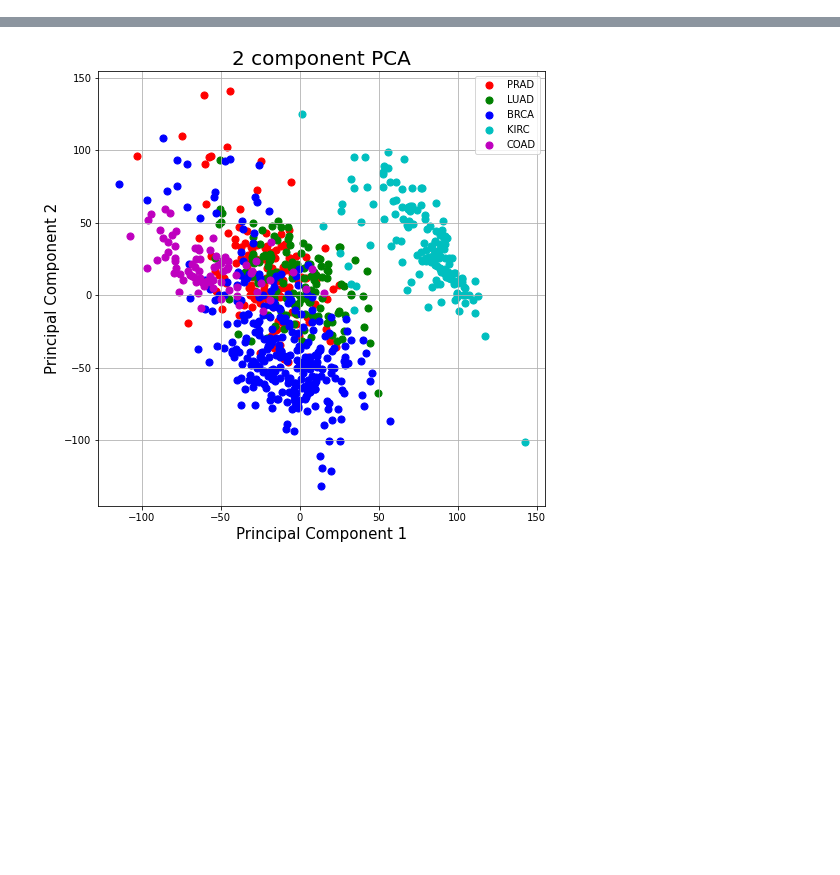
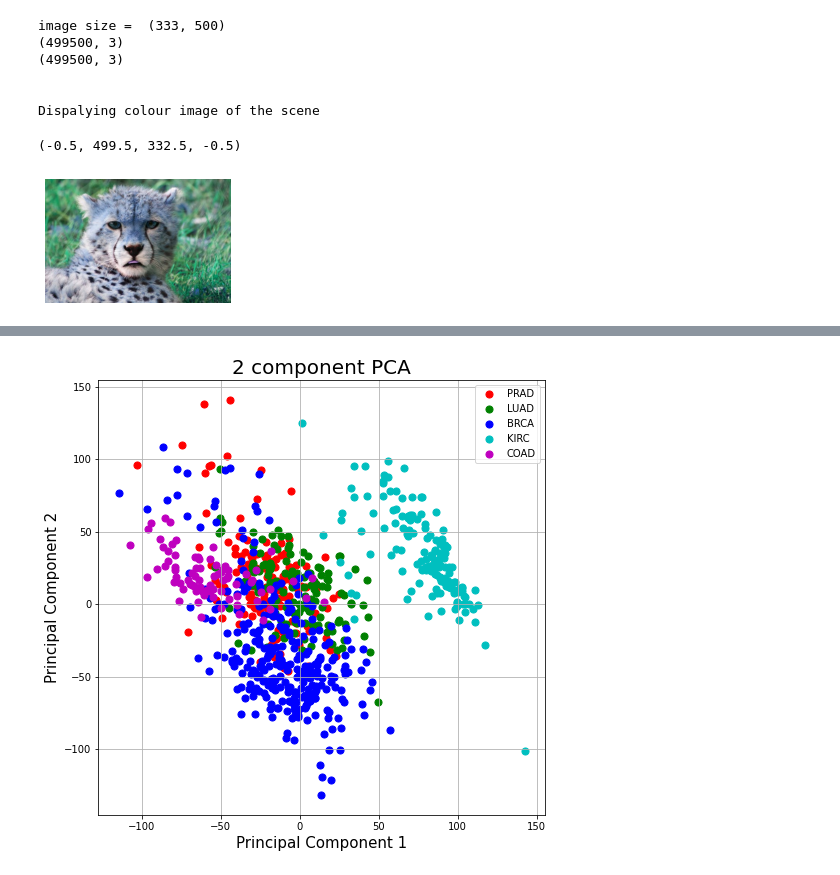
Before and after one commit to BorisWinter/pattern-recognition-a2, a Jupyter notebook: feature_selection/pca.ipynb, the cells around one changed output, grey strips where cells are left out. Saved outputs shown, nothing was run; the diff lists cells and outputs as text; code cells hidden in the pictures; blank space fills up the shorter version.

```diff
--- a/feature_selection/pca.ipynb
+++ b/feature_selection/pca.ipynb
@@ -26,3 +68,50 @@ def pca(data, labels, k=None):
+# %%
+# Read RGB image into an array
+img = cv2.imread(f'C:/Users/Boris/Google Drive/Studie/Master/2021-2022-1B/Pattern Recognition/pattern-recognition-a2/data/BigCats/Cheetah/animal-africa-wilderness-zoo.jpg')
+img_shape = img.shape[:2]
+print('image size = ',img_shape)
+
+# 3 dimensional dummy array with zeros
+MB_img = np.zeros((img_shape[0],img_shape[1],3))
+
+# stacking up images into the array
+MB_img[:,:,:] = cv2.imread(f'C:/Users/Boris/Google Drive/Studie/Master/2021-2022-1B/Pattern Recognition/pattern-recognition-a2/data/BigCats/Cheetah/animal-africa-wilderness-zoo.jpg')
+MB_matrix = np.zeros((MB_img[:,:,:].size,3))
+# print(len(MB_matrix))
+print(MB_matrix.shape)
+for i in range(3):
+    MB_array = MB_img[:,:,:].flatten()  # covert 2d to 1d array
+    MB_arrayStd = (MB_array - MB_array.mean())/MB_array.std()
+    MB_matrix[:,i] = MB_arrayStd
+print(MB_matrix.shape)
+
+
+# Let's take a look at scene
+print('\n\nDispalying colour image of the scene')
+plt.figure(figsize=(img_shape[0]/100,img_shape[1]/100))
+plt.imshow(img, vmin=0, vmax=255)
+plt.axis('off')
+
+# fig,axes = plt.subplots(2,4,figsize=(50,23),sharex='all', sharey='all')
+# fig.subplots_adjust(wspace=0.1, hspace=0.15)
+# fig.suptitle('Intensities at Different Bandwidth in the visible and Infra-red spectrum', fontsize=30)
+# axes = axes.ravel()
+
+# for i in range(n_bands):
+#     # axes[i].imshow(MB_img[:,:,i],cmap='gray', vmin=0, vmax=255)
+#     axes[i].imshow(img, vmin=0, vmax=255)
+#     axes[i].set_title('band '+str(i+1),fontsize=25)
+#     axes[i].axis('off')
+# fig.delaxes(axes[-1])
+# %% [output]
+image size =  (333, 500)
+(499500, 3)
+(499500, 3)
+
+
+Dispalying colour image of the scene
+(-0.5, 499.5, 332.5, -0.5)
+[figure, added]
 # %%
 dir_path = os.getcwd()
 data = pd.read_csv(f'C:/Users/Boris/Google Drive/Studie/Master/2021-2022-1B/Pattern Recognition/pattern-recognition-a2/data/genes/data.csv')
```
Also changed, not shown: parts of 4 cells of this notebook, 4 other files.
